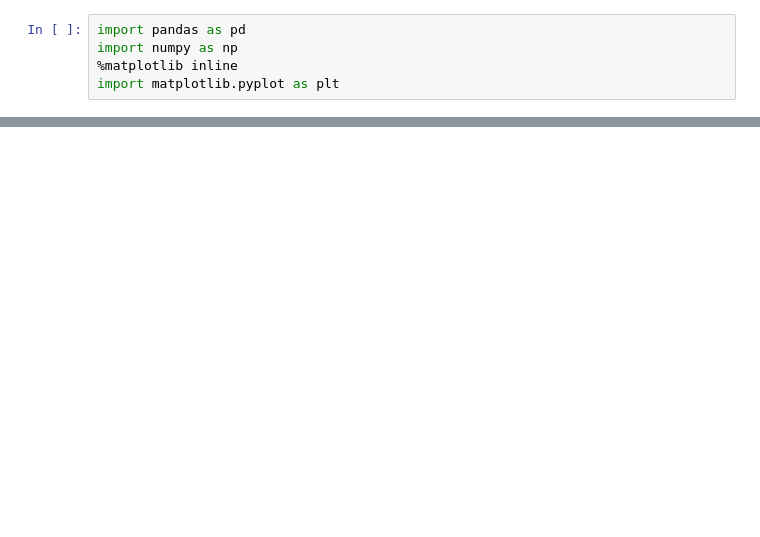
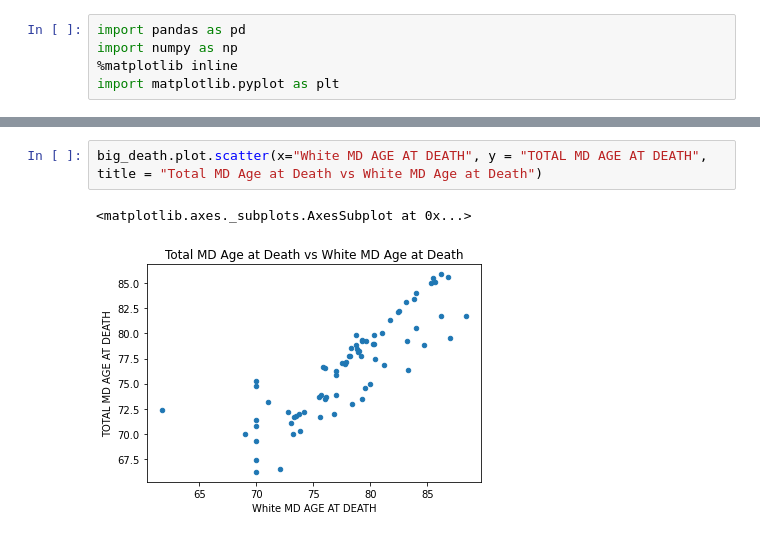
Before and after one commit to CalTsai77/Python-Data-Analysis-with-pandas-, a Jupyter notebook: Kyra_personal_notebook.ipynb, the cells around one changed output, grey strips where cells are left out. Saved outputs shown, nothing was run; the diff lists cells and outputs as text; blank space fills up the shorter version.

```diff
--- a/Kyra_personal_notebook.ipynb
+++ b/Kyra_personal_notebook.ipynb
@@ -59 +59,6 @@ big_death.head(5)
+# %%
+big_death.plot.scatter(x="White MD AGE AT DEATH", y = "TOTAL MD AGE AT DEATH", title = "Total MD Age at Death vs White MD Age at Death")
+# %% [output]
+<matplotlib.axes._subplots.AxesSubplot at 0x...>
+[figure, added]
 # %%
```
Also changed, not shown: parts of 5 cells of this notebook.
